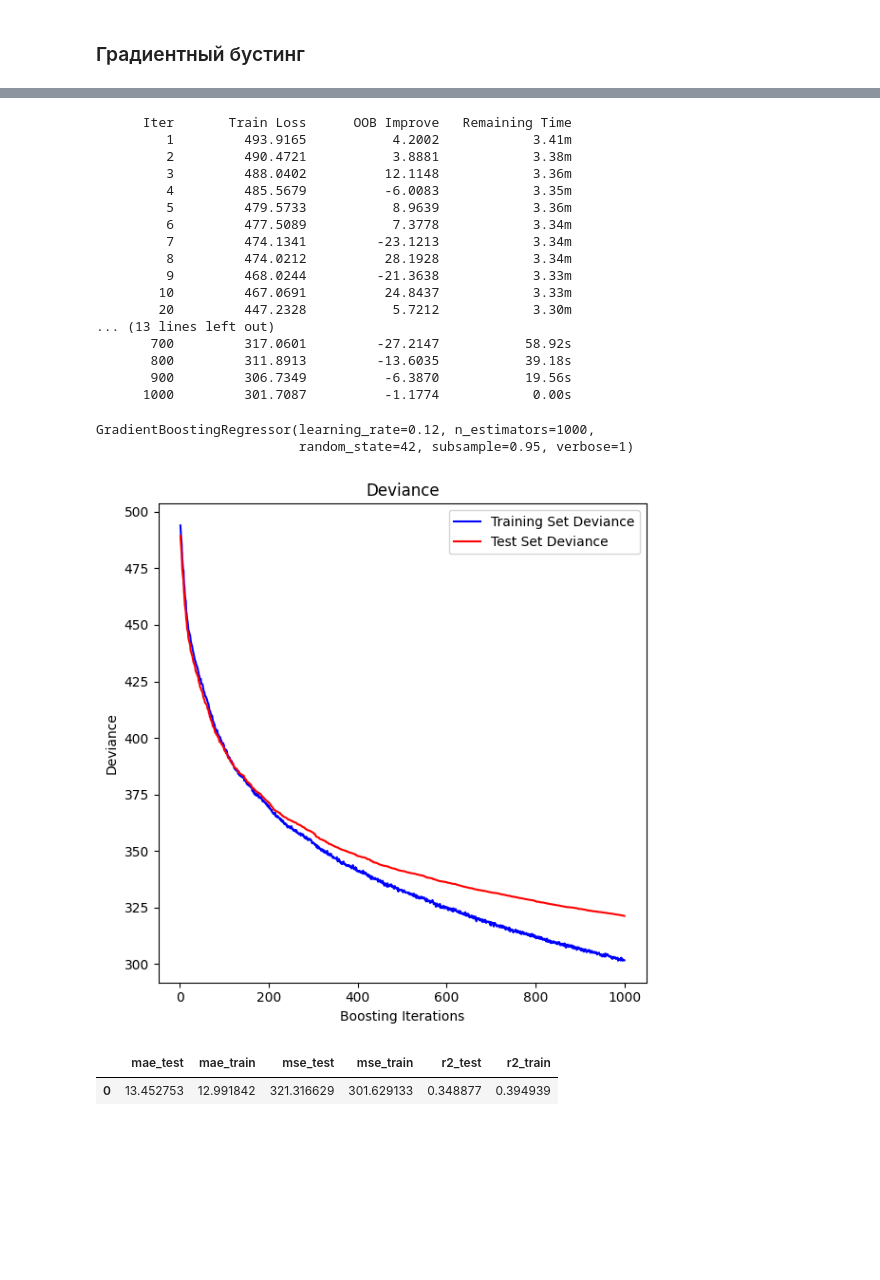
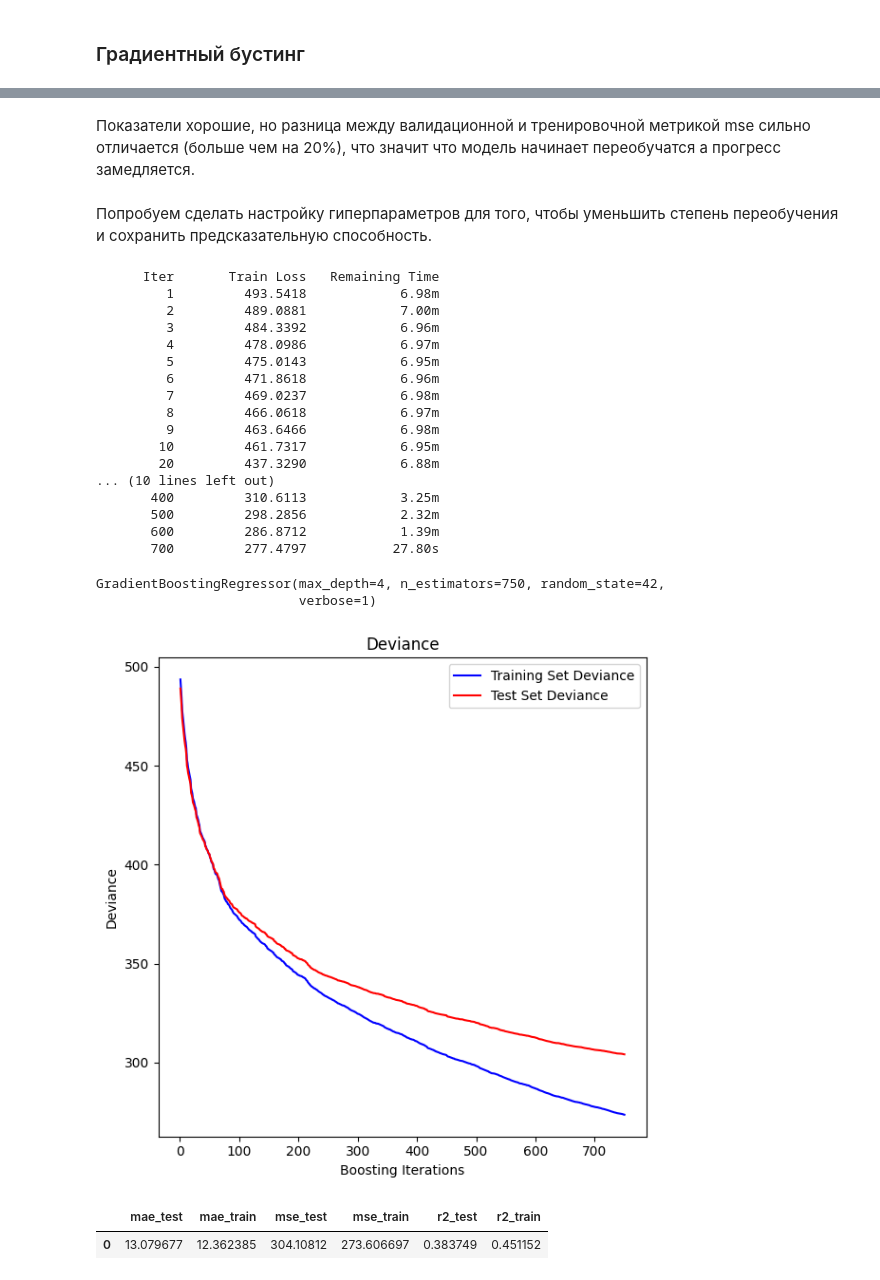
Before and after one commit to Lummoxy/ml_summer_prac, a Jupyter notebook: spotify_task.ipynb, the cells around one changed output, grey strips where cells are left out. Cells and saved outputs as stored; diff of their text form; code cells hidden in the pictures; blank space fills up the shorter version.

```diff
--- a/spotify_task.ipynb
+++ b/spotify_task.ipynb
@@ -413,4 +509,4 @@ sns.barplot(x=mean_loss_df['Изменение MAE от признака'], y=me
 # %%
-featured_data = featured_data.drop(columns=['duration_ms', 'duration_sec', 'loudness_norm', 'time_cat'])
+# featured_data = featured_data.drop(columns=['tempo_cat'])
 featured_data.head()
 # %% [output]
@@ -557,8 +672,8 @@ linear_metrics_df.T
 # %%
 gradient_model_v1 = GradientBoostingRegressor(
-    n_estimators=1000,
-    learning_rate=0.05,
-    max_depth=7,
+    n_estimators=750,
+    learning_rate=0.075,
+    max_depth=6,
     random_state=42,
     verbose=1,
     validation_fraction= 0.2
@@ -587,6 +702,6 @@ GradientBoostingRegressor(learning_rate=0.05, max_depth=7, n_estimators=1000,
                           random_state=42, validation_fraction=0.2, verbose=1)
 # %%
-test_score = np.zeros((1000), dtype=np.float64)
+test_score = np.zeros((750), dtype=np.float64)
 for i, y_pred in enumerate(gradient_model_v1.staged_predict(x_test)):
     test_score[i] = mean_squared_error(y_test, y_pred)
 
@@ -594,13 +709,13 @@ fig = plt.figure(figsize=(6, 6))
 plt.subplot(1, 1, 1)
 plt.title("Deviance")
 plt.plot(
-    np.arange(1000) + 1,
+    np.arange(750) + 1,
     gradient_model_v1.train_score_,
     "b-",
     label="Training Set Deviance",
 )
 plt.plot(
-    np.arange(1000) + 1, test_score, "r-", label="Test Set Deviance"
+    np.arange(750) + 1, test_score, "r-", label="Test Set Deviance"
 )
 plt.legend(loc="upper right")
 plt.xlabel("Boosting Iterations")
@@ -616,59 +731,63 @@ metrics_evaluate(gradient_model_v1, x_test, y_test, x_train, y_train)
+# %% [markdown]
+Показатели хорошие, но разница между валидационной и тренировочной метрикой mse сильно отличается (больше чем на 20%), что значит что модель начинает переобучатся а прогресс замедляется.
+# %% [markdown]
+Попробуем сделать настройку гиперпараметров для того, чтобы уменьшить степень переобучения и сохранить предсказательную способность.
 # %%
 gradient_model_v2 = GradientBoostingRegressor(
-    n_estimators=1000,
-    learning_rate=0.12,
-    max_depth=3,
+    n_estimators=750,
+    learning_rate=0.1,
+    max_depth=4,
     random_state=42,
-    subsample=0.95,
+    # subsample=0.95,
     verbose=1
 )
 
 gradient_model_v2.fit(x_train, y_train)
 # %% [output]
-      Iter       Train Loss      OOB Improve   Remaining Time
-         1         493.9165           4.2002            3.41m
-         2         490.4721           3.8881            3.38m
-         3         488.0402          12.1148            3.36m
-         4         485.5679          -6.0083            3.35m
-         5         479.5733           8.9639            3.36m
-         6         477.5089           7.3778            3.34m
-         7         474.1341         -23.1213            3.34m
-         8         474.0212          28.1928            3.34m
-         9         468.0244         -21.3638            3.33m
-        10         467.0691          24.8437            3.33m
-        20         447.2328           5.7212            3.30m
-... (13 lines left out)
-       700         317.0601         -27.2147           58.92s
-       800         311.8913         -13.6035           39.18s
-       900         306.7349          -6.3870           19.56s
-      1000         301.7087          -1.1774            0.00s
+      Iter       Train Loss   Remaining Time
+         1         493.5418            6.98m
+         2         489.0881            7.00m
+         3         484.3392            6.96m
+         4         478.0986            6.97m
+         5         475.0143            6.95m
+         6         471.8618            6.96m
+         7         469.0237            6.98m
+         8         466.0618            6.97m
+         9         463.6466            6.98m
+        10         461.7317            6.95m
+        20         437.3290            6.88m
+... (10 lines left out)
+       400         310.6113            3.25m
+       500         298.2856            2.32m
+       600         286.8712            1.39m
+       700         277.4797           27.80s
-GradientBoostingRegressor(learning_rate=0.12, n_estimators=1000,
-                          random_state=42, subsample=0.95, verbose=1)
+GradientBoostingRegressor(max_depth=4, n_estimators=750, random_state=42,
+                          verbose=1)
 # %%
-test_score = np.zeros((1000), dtype=np.float64)
+test_score = np.zeros((750), dtype=np.float64)
 for i, y_pred in enumerate(gradient_model_v2.staged_predict(x_test)):
     test_score[i] = mean_squared_error(y_test, y_pred)
 
 fig = plt.figure(figsize=(6, 6))
 plt.subplot(1, 1, 1)
 plt.title("Deviance")
 plt.plot(
-    np.arange(1000) + 1,
+    np.arange(750) + 1,
     gradient_model_v2.train_score_,
     "b-",
     label="Training Set Deviance",
 )
 plt.plot(
-    np.arange(1000) + 1, test_score, "r-", label="Test Set Deviance"
+    np.arange(750) + 1, test_score, "r-", label="Test Set Deviance"
 )
 plt.legend(loc="upper right")
 plt.xlabel("Boosting Iterations")
 plt.ylabel("Deviance")
 fig.tight_layout()
 plt.show()
 
 metrics_evaluate(gradient_model_v2, x_test, y_test, x_train, y_train)
 # %% [output]
-[figure, old version]
+[figure, new version]
 |  | mae_test | mae_train | mse_test | mse_train | r2_test | r2_train |
-| 0 | 13.452753 | 12.991842 | 321.316629 | 301.629133 | 0.348877 | 0.394939 |
+| 0 | 13.079677 | 12.362385 | 304.10812 | 273.606697 | 0.383749 | 0.451152 |
```
Also changed, not shown: parts of 85 cells of this notebook.
